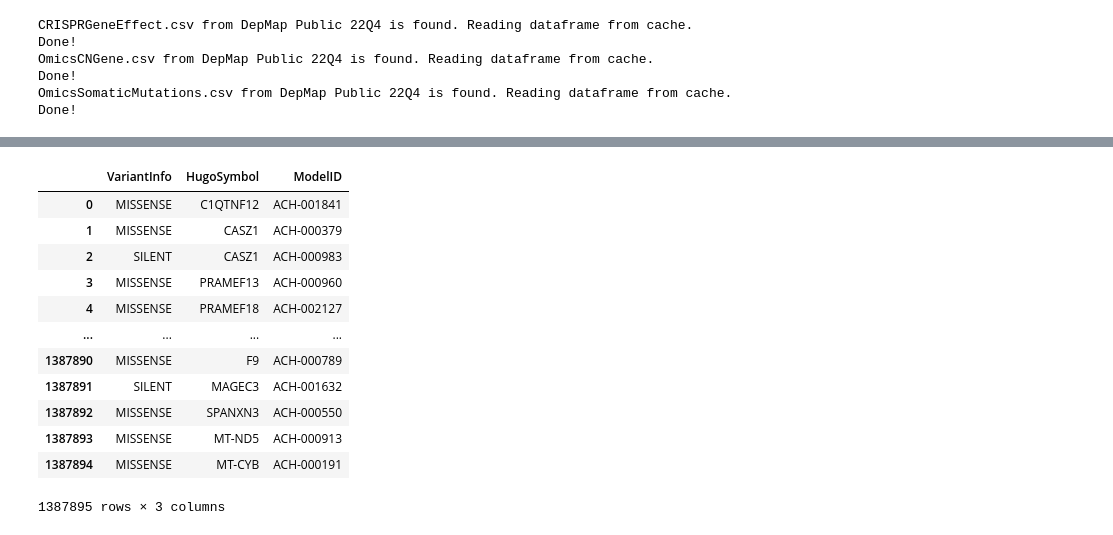
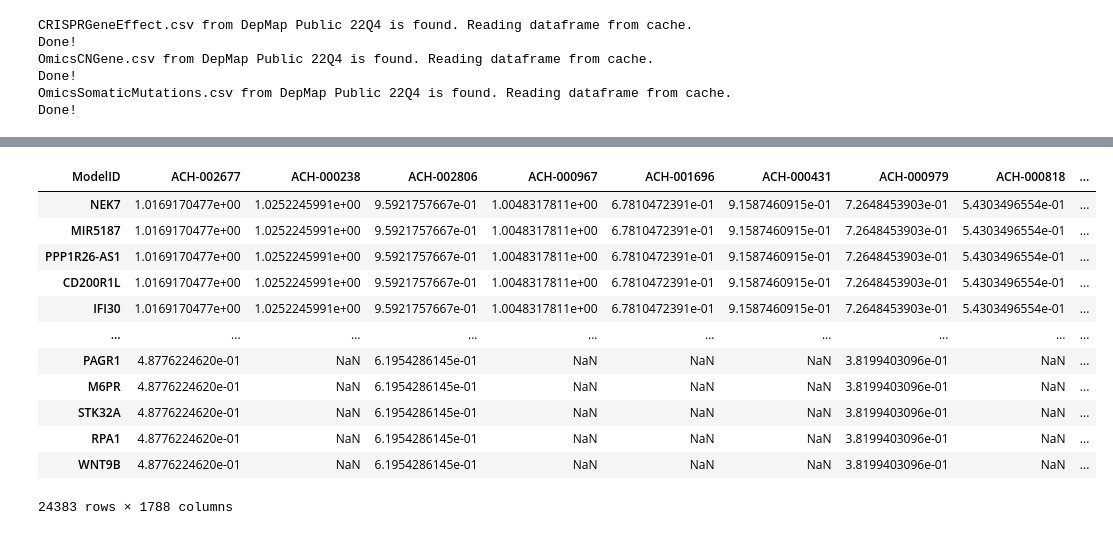
Before and after one commit to anderseng/proxbias, a Jupyter notebook: proxbias/notebooks/DepMap_PB_Driver_Scan_sample.ipynb, the cells around one changed output, grey strips where cells are left out. Saved outputs shown, nothing was run; the diff lists cells and outputs as text; code cells hidden in the pictures.

```diff
--- a/proxbias/notebooks/DepMap_PB_Driver_Scan_sample.ipynb
+++ b/proxbias/notebooks/DepMap_PB_Driver_Scan_sample.ipynb
@@ -89,33 +83,45 @@ ttest
 # %%
-import random
-def scramble_column(df: pd.DataFrame, column_name: str = 'ModelID') -> pd.DataFrame:
+# Write a function that scrambles the ModelID column name so that it is disconnected from the mutation type
+def scramble_column(df: pd.DataFrame, column_name: str = 'ModelID', seed: int = None) -> pd.DataFrame:
     scrambled_df = df.copy()
 
-    # Extract the specified column
-    column_values = scrambled_df[column_name].tolist()
+    # Check if the specified column is in the DataFrame
+    if column_name in scrambled_df.columns:
+        # Extract the specified column
+        column_values = scrambled_df[column_name].tolist()
+    else:
+        # Extract the index if the column is not a regular column
+        column_values = scrambled_df.index.tolist()
 
-    # Shuffle the column values list
+    # Shuffle the column values list with the specified seed
+    if seed is not None:
+        random.seed(seed)
     random.shuffle(column_values)
 
     # Assign the scrambled column values list back to the DataFrame
-    scrambled_df[column_name] = column_values
+    if column_name in scrambled_df.columns:
+        scrambled_df[column_name] = column_values
+    else:
+        scrambled_df.index = column_values
 
     return scrambled_df
 
-scrambled_mutation_data  = scramble_column(mutation_data )
-scrambled_mutation_data
+# Example usage
+# Assuming crispr_effect is a DataFrame
+scrambled_cnv_data = scramble_column(cnv_data, seed=60)
+scrambled_cnv_data
 # %% [output]
-|  | VariantInfo | HugoSymbol | ModelID |
-| 0 | MISSENSE | C1QTNF12 | ACH-001841 |
-| 1 | MISSENSE | CASZ1 | ACH-000379 |
-| 2 | SILENT | CASZ1 | ACH-000983 |
-| 3 | MISSENSE | PRAMEF13 | ACH-000960 |
-| 4 | MISSENSE | PRAMEF18 | ACH-002127 |
-| ... | ... | ... | ... |
-| 1387890 | MISSENSE | F9 | ACH-000789 |
-| 1387891 | SILENT | MAGEC3 | ACH-001632 |
-| 1387892 | MISSENSE | SPANXN3 | ACH-000550 |
-| 1387893 | MISSENSE | MT-ND5 | ACH-000913 |
-| 1387894 | MISSENSE | MT-CYB | ACH-000191 |
+| ModelID | ACH-002677 | ACH-000238 | ACH-002806 | ACH-000967 | ACH-001696 | ACH-000431 | ACH-000979 | ACH-000818 | ... |
+| NEK7 | 1.0169170477e+00 | 1.0252245991e+00 | 9.5921757667e-01 | 1.0048317811e+00 | 6.7810472391e-01 | 9.1587460915e-01 | 7.2648453903e-01 | 5.4303496554e-01 | ... |
+| MIR5187 | 1.0169170477e+00 | 1.0252245991e+00 | 9.5921757667e-01 | 1.0048317811e+00 | 6.7810472391e-01 | 9.1587460915e-01 | 7.2648453903e-01 | 5.4303496554e-01 | ... |
+| PPP1R26-AS1 | 1.0169170477e+00 | 1.0252245991e+00 | 9.5921757667e-01 | 1.0048317811e+00 | 6.7810472391e-01 | 9.1587460915e-01 | 7.2648453903e-01 | 5.4303496554e-01 | ... |
+| CD200R1L | 1.0169170477e+00 | 1.0252245991e+00 | 9.5921757667e-01 | 1.0048317811e+00 | 6.7810472391e-01 | 9.1587460915e-01 | 7.2648453903e-01 | 5.4303496554e-01 | ... |
+| IFI30 | 1.0169170477e+00 | 1.0252245991e+00 | 9.5921757667e-01 | 1.0048317811e+00 | 6.7810472391e-01 | 9.1587460915e-01 | 7.2648453903e-01 | 5.4303496554e-01 | ... |
+| ... | ... | ... | ... | ... | ... | ... | ... | ... | ... |
+| PAGR1 | 4.8776224620e-01 | NaN | 6.1954286145e-01 | NaN | NaN | NaN | 3.8199403096e-01 | NaN | ... |
+| M6PR | 4.8776224620e-01 | NaN | 6.1954286145e-01 | NaN | NaN | NaN | 3.8199403096e-01 | NaN | ... |
+| STK32A | 4.8776224620e-01 | NaN | 6.1954286145e-01 | NaN | NaN | NaN | 3.8199403096e-01 | NaN | ... |
+| RPA1 | 4.8776224620e-01 | NaN | 6.1954286145e-01 | NaN | NaN | NaN | 3.8199403096e-01 | NaN | ... |
+| WNT9B | 4.8776224620e-01 | NaN | 6.1954286145e-01 | NaN | NaN | NaN | 3.8199403096e-01 | NaN | ... |
-1387895 rows × 3 columns
+24383 rows × 1788 columns
 # %%
```
Also changed, not shown: parts of 13 cells of this notebook, 4 other files.
